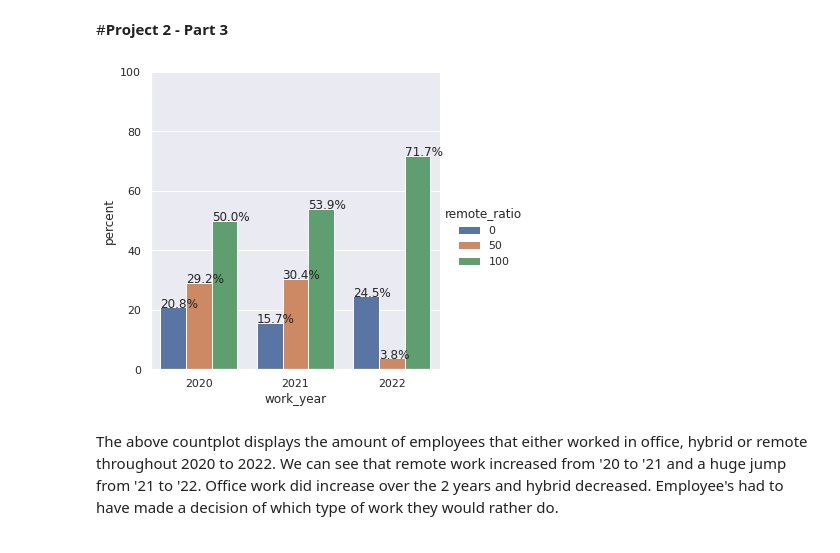
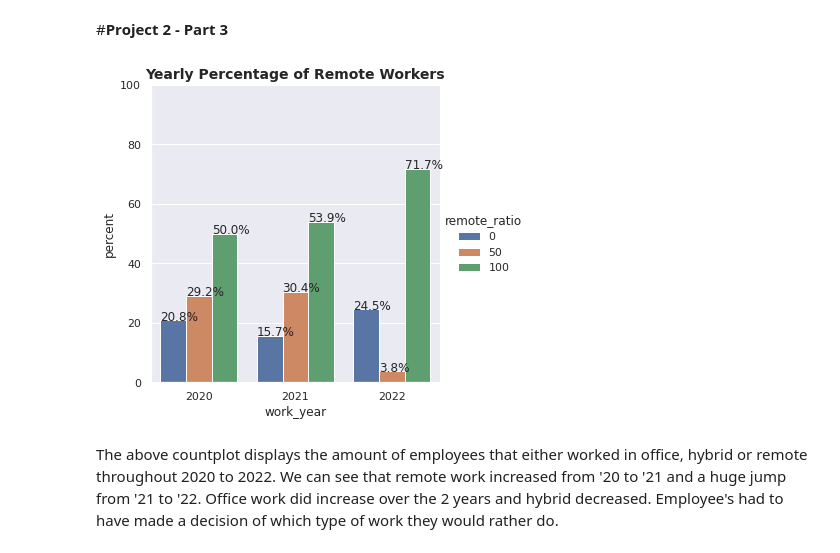
Before and after one commit to ChrisDaVillager/Data-Science-Salaries, a Jupyter notebook: Project_2_Part_4.ipynb, the cells around one changed output. Cells and saved outputs as stored; diff of their text form; code cells hidden in the pictures.

```diff
--- a/Project_2_Part_4.ipynb
+++ b/Project_2_Part_4.ipynb
@@ -279,28 +282,29 @@ The boxplot displays the average salary range for the employees in our dataset.
 # %%
 # creating countplot defining x='work_year' and hue='remote_ratio'
 # CITING: https://stackoverflow.com/questions/34615854/seaborn-countplot-with-normalized-y-axis-per-group
 # CITING cont: using percentages on top of barplots
 
 sns.set_theme(style='darkgrid')
 
 x,y = 'work_year','remote_ratio'
 
 df3 = df2.groupby(x)[y].value_counts(normalize=True)
 df3 = df3.mul(100)
 df3 = df3.rename('percent').reset_index()
 
 z = sns.catplot(x=x, y='percent', hue=y, kind='bar', data=df3)
 z.ax.set_ylim(0,100)
 
 for g in z.ax.patches:
     text = str(g.get_height().round(1)) + '%'
     text_x = g.get_x()
     text_y = g.get_height()
     z.ax.text(text_x, text_y, text)
 
+plt.title('Yearly Percentage of Remote Workers', weight='bold', size=14)
 plt.show();
 # %% [output]
-[figure, old version]
+[figure, new version]
 # %% [markdown]
 The above countplot displays the amount of employees that either worked in office, hybrid or remote throughout 2020 to 2022. We can see that remote work increased from '20 to '21 and a huge jump from '21 to '22. Office work did increase over the 2 years and hybrid decreased. Employee's had to have made a decision of which type of work they would rather do.
 # %%
```
Also changed, not shown: parts of 42 cells of this notebook.
